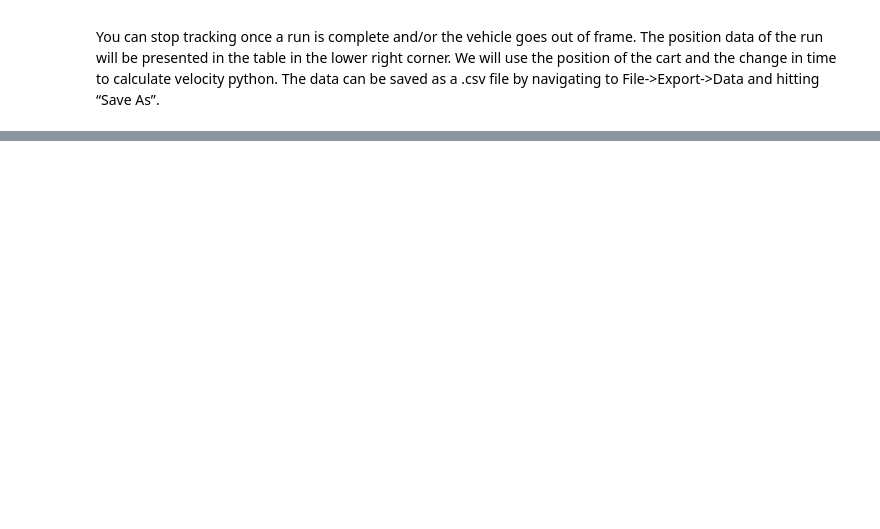
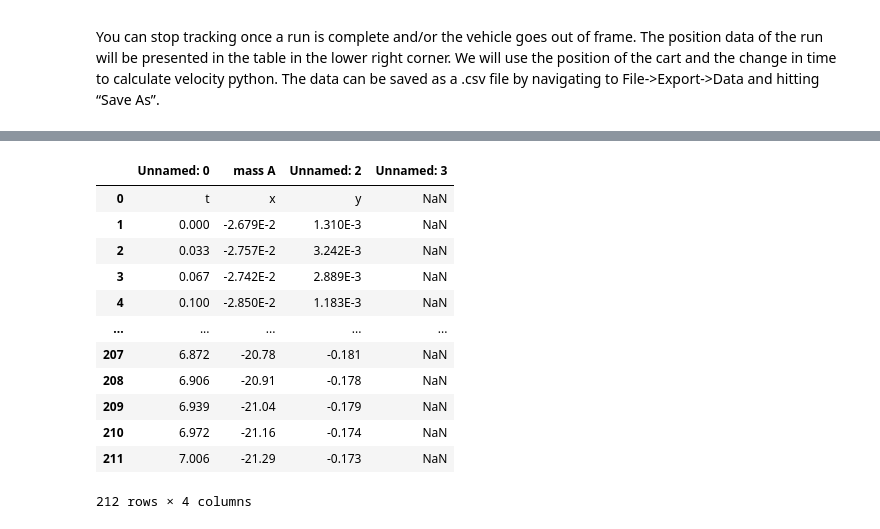
Before and after one commit to nurfnick/analyze-first-order-systems, a Jupyter notebook: Assignment.ipynb, the cells around one changed output, grey strips where cells are left out. Drawn from its saved outputs; the diff is of its cells as text; code cells hidden in the pictures; blank space fills up the shorter version.

```diff
--- a/Assignment.ipynb
+++ b/Assignment.ipynb
@@ -92,0 +109,18 @@ Once you have extracted your time series data from Tracker, you can use it to fi
+# %%
+import pandas as pa
+
+pa.read_csv('https://raw.githubusercontent.com/nurfnick/analyze-first-order-systems/main/data.txt')
+# %% [output]
+|  | Unnamed: 0 | mass A | Unnamed: 2 | Unnamed: 3 |
+| 0 | t | x | y | NaN |
+| 1 | 0.000 | -2.679E-2 | 1.310E-3 | NaN |
+| 2 | 0.033 | -2.757E-2 | 3.242E-3 | NaN |
+| 3 | 0.067 | -2.742E-2 | 2.889E-3 | NaN |
+| 4 | 0.100 | -2.850E-2 | 1.183E-3 | NaN |
+| ... | ... | ... | ... | ... |
+| 207 | 6.872 | -20.78 | -0.181 | NaN |
+| 208 | 6.906 | -20.91 | -0.178 | NaN |
+| 209 | 6.939 | -21.04 | -0.179 | NaN |
+| 210 | 6.972 | -21.16 | -0.174 | NaN |
+| 211 | 7.006 | -21.29 | -0.173 | NaN |
+212 rows × 4 columns
```
Also changed, not shown: parts of 1 cell of this notebook.
